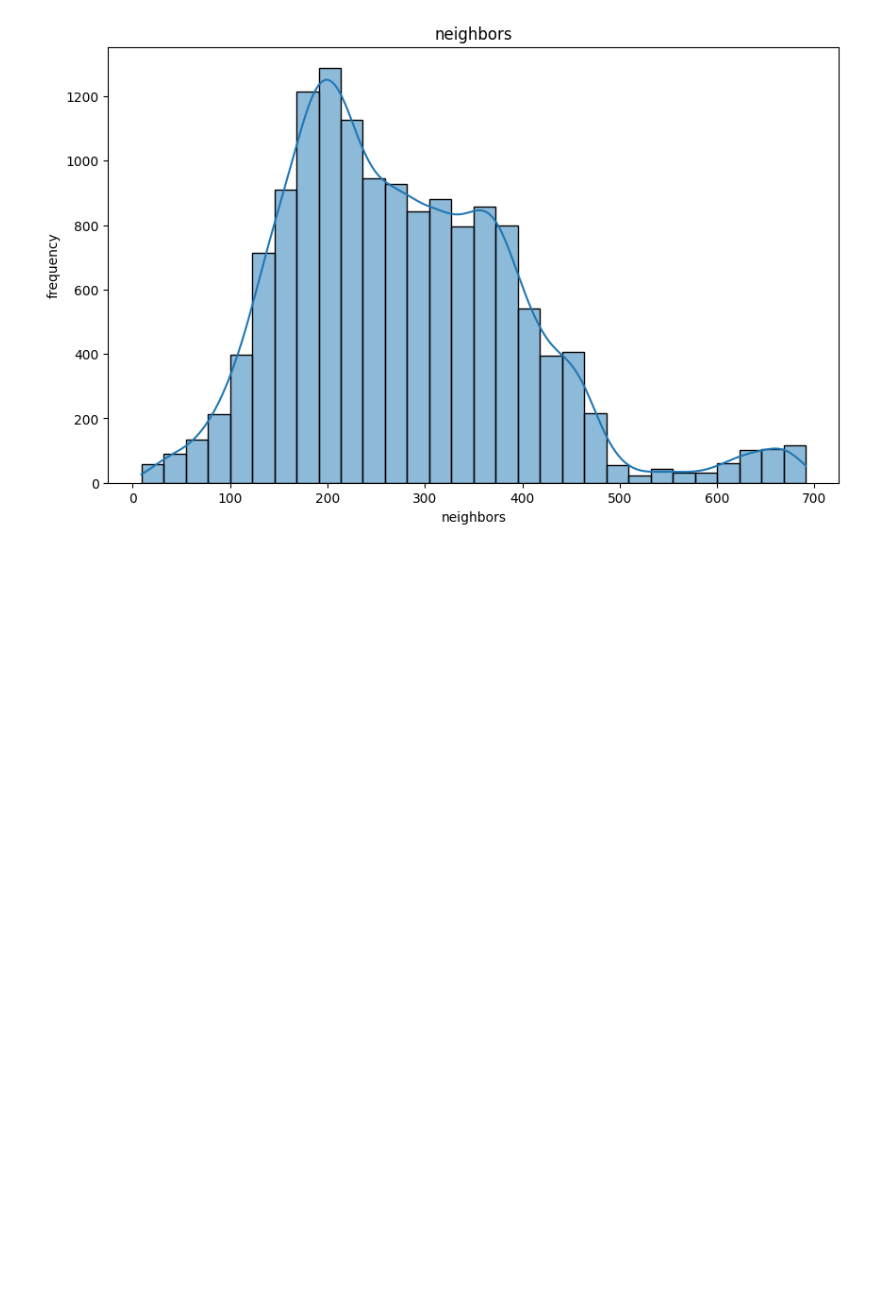
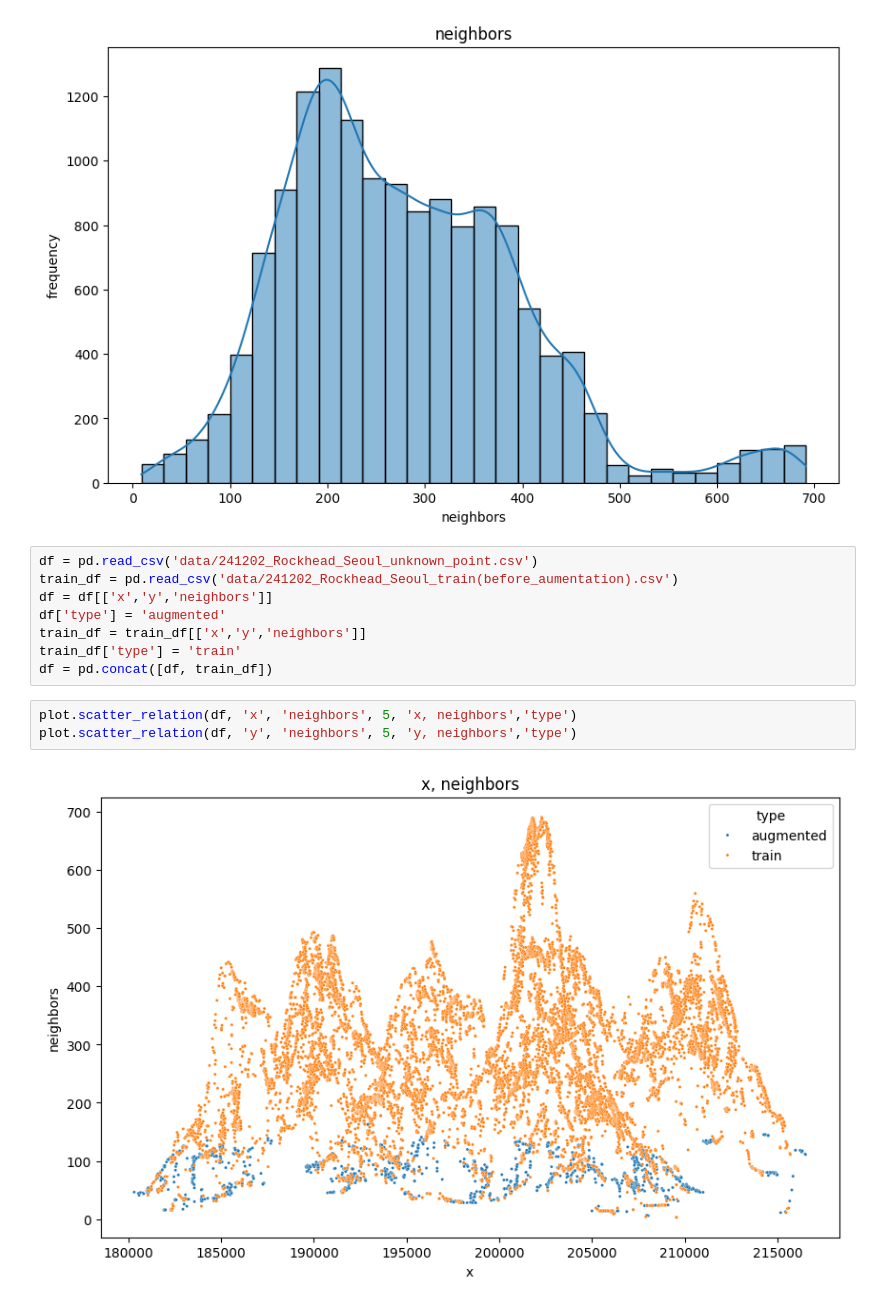
Before and after one commit to go0leum/rockhead_prediction, a Jupyter notebook: unknown_point_sampling.ipynb, the cells around one changed output. Drawn from its saved outputs; the diff is of its cells as text; blank space fills up the shorter version.

```diff
--- a/unknown_point_sampling.ipynb
+++ b/unknown_point_sampling.ipynb
@@ -141,3 +141,16 @@ plot.distribution_histogram(result, 'neighbors', 'neighbors')
 [figure]
 [figure]
 [figure]
+# %%
+df = pd.read_csv('data/241202_Rockhead_Seoul_unknown_point.csv')
+train_df = pd.read_csv('data/241202_Rockhead_Seoul_train(before_aumentation).csv')
+df = df[['x','y','neighbors']]
+df['type'] = 'augmented'
+train_df = train_df[['x','y','neighbors']]
+train_df['type'] = 'train'
+df = pd.concat([df, train_df])
+# %%
+plot.scatter_relation(df, 'x', 'neighbors', 5, 'x, neighbors','type')
+plot.scatter_relation(df, 'y', 'neighbors', 5, 'y, neighbors','type')
+# %% [output]
+[figure, added]
```
Also changed, not shown: parts of 1 cell of this notebook, 1 other file.
